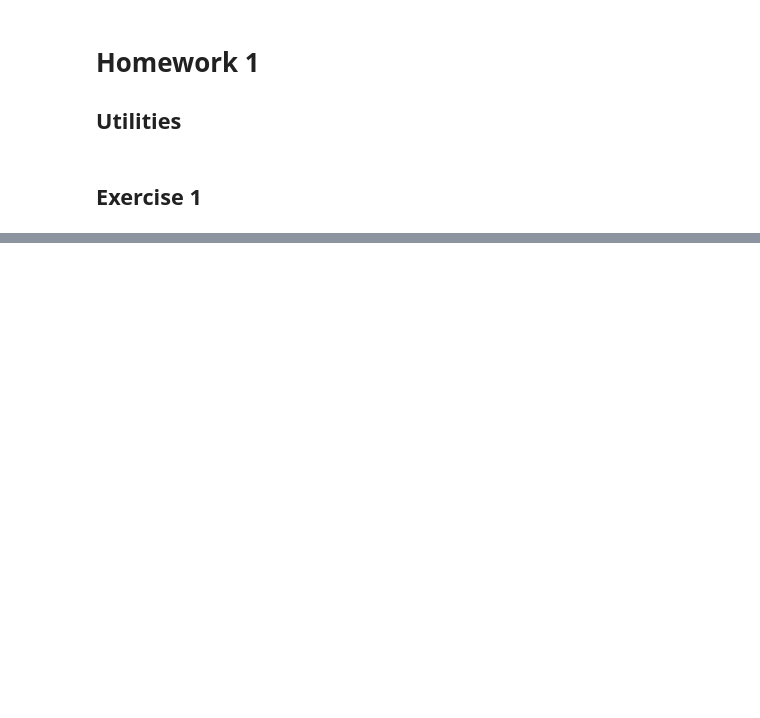
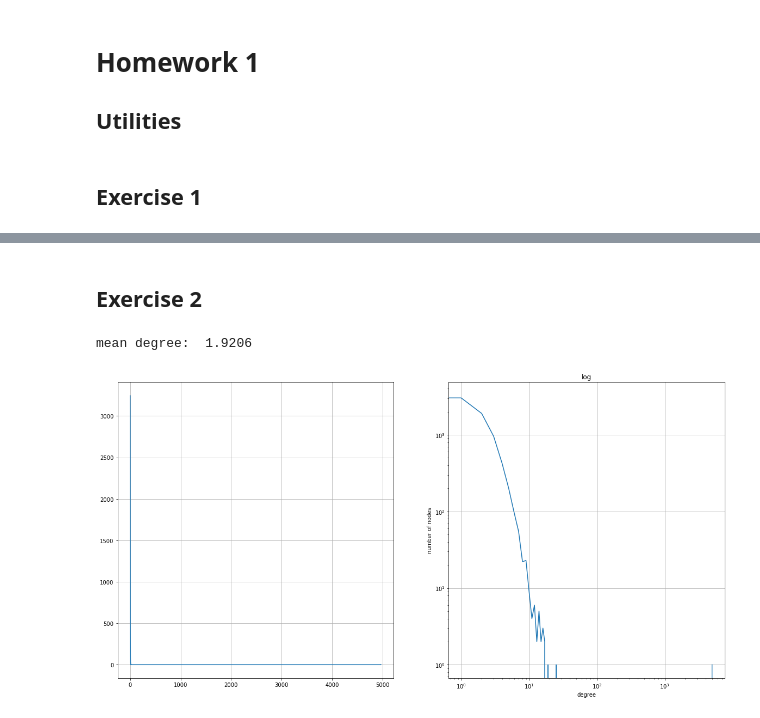
Before and after one commit to yudi-matsuzake/netsci, a Jupyter notebook: 01-homework/01-homework.py.ipynb, the cells around one changed output, grey strips where cells are left out. Cells and saved outputs as stored; diff of their text form; code cells hidden in the pictures; blank space fills up the shorter version.

Commit message:
Implement versions of the code to the exercise 2
Implement the naive and an optimized version of exercise 2

```diff
--- a/01-homework/01-homework.py.ipynb
+++ b/01-homework/01-homework.py.ipynb
@@ -83,0 +96,54 @@ mean degree:  4.0122
+# %% [markdown]
+## Exercise 2
+# %%
+class ProbFunc:
+
+    def __init__(self):
+        self.sum_l = 0
+        self.sum_r = 0
+        self.i     = 0
+        self.j     = 1
+
+    def summation(self, G, i, j):
+        if self.i != i:
+            self.sum_l = self.sum_l + G.degree[self.i]
+            self.sum_r = 0
+            self.i = i
+
+        if self.j != j:
+            self.sum_r += G.degree[self.j]
+            self.j = j
+
+        return self.sum_l + G.degree[i] + self.sum_r
+
+    def __call__(self, G, i, j):
+        epsilon = 0.00001
+        q = 4./3.
+
+        summatory = self.summation(G, i, j)
+        s = summatory + (j + 1)*epsilon
+        return (G.degree[i] + epsilon) / s
+
+def prob_func_naive(G, i, j):
+    epsilon = 0.00001
+    q = 4./3.
+
+    summatory = sum(G.degree[v] for v in range(j))
+    s = summatory + (j + 1)*epsilon
+    return (G.degree[i] + epsilon) / s
+
+def exercise_2():
+    random.seed(123)
+    N = 10000
+
+    G = build_graph_with_probability_function(ProbFunc(), N)
+    print('mean degree: ', mean_degree(G))
+
+    x, y = pdf_degrees(G)
+
+    plot_linear_and_log(x, y, log_xscale='log')
+
+exercise_2()
+# %% [output]
+mean degree:  1.9206
+[figure, added]
```
Also changed, not shown: parts of 2 cells of this notebook.
